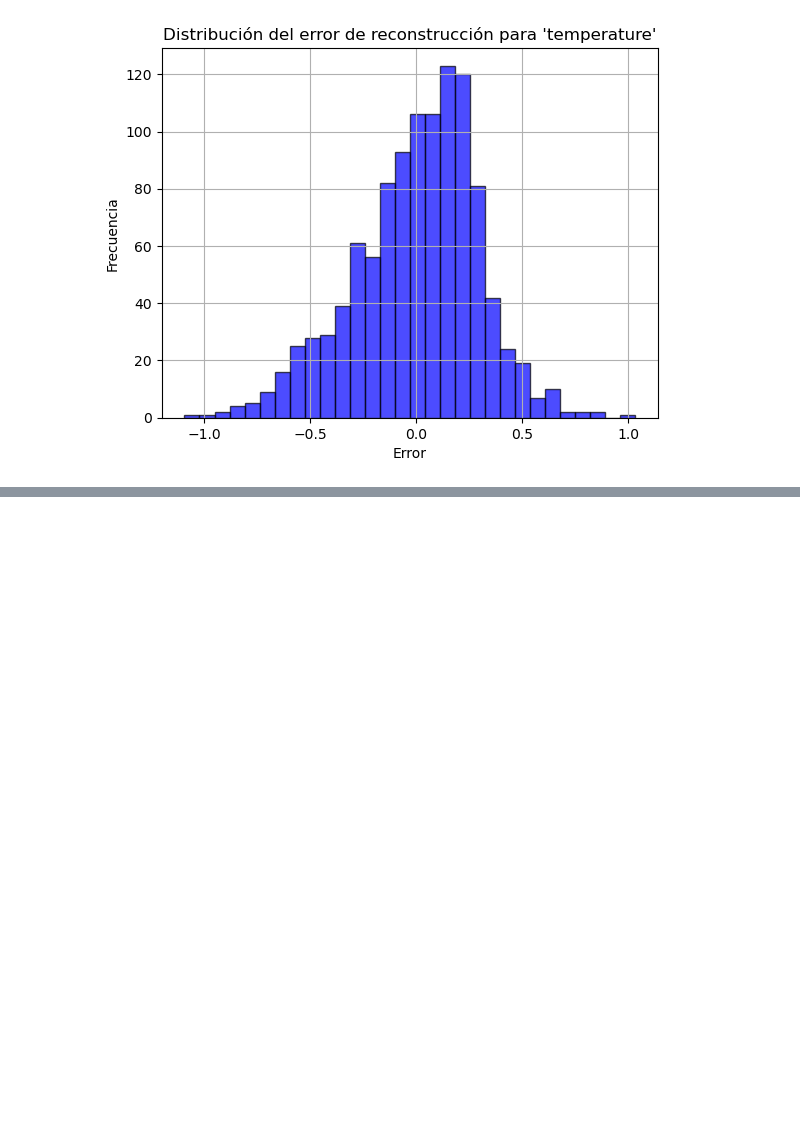
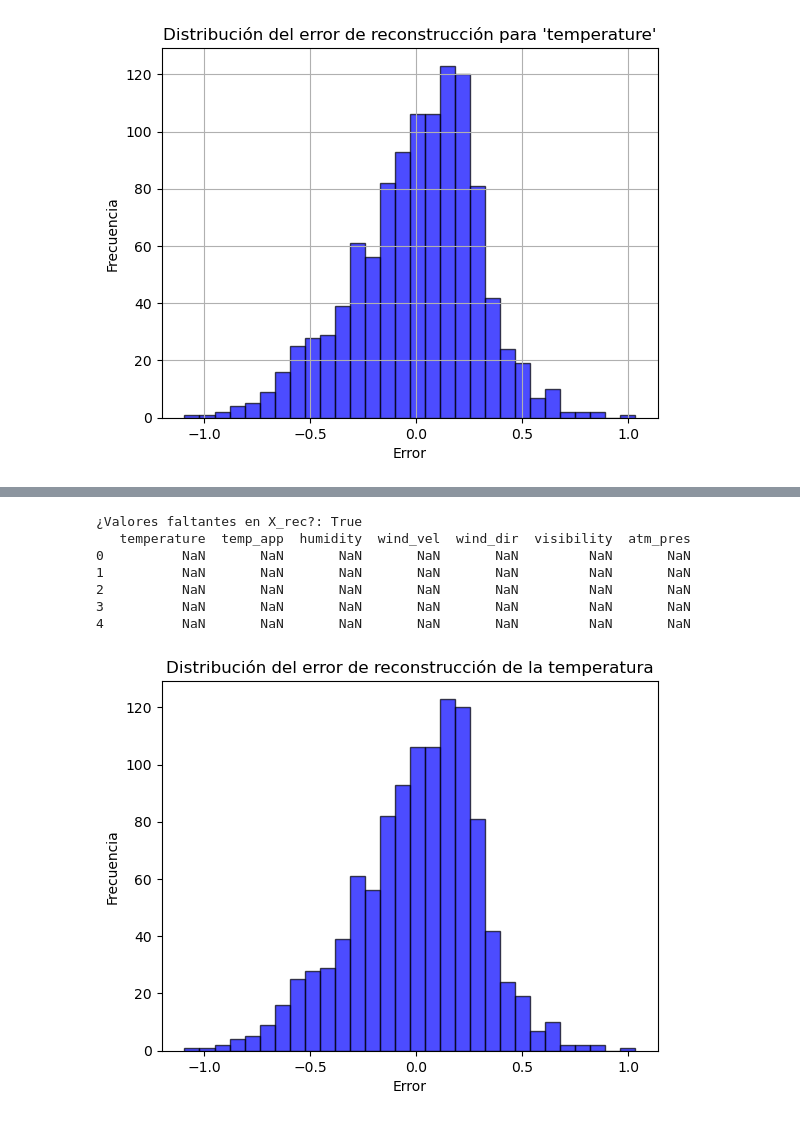
Before and after one commit to JAles83/PCA, a Jupyter notebook: pec4.ipynb, the cells around one changed output, grey strips where cells are left out. Drawn from its saved outputs; the diff is of its cells as text; code cells hidden in the pictures; blank space fills up the shorter version.

```diff
--- a/pec4.ipynb
+++ b/pec4.ipynb
@@ -154,7 +154,7 @@ hacerlo, debéis:
 # %%
 # Calculamos la media y la desviación estándar de cada columna
 m_X = X.mean(axis=0) # Media
-s_X = X.std(axis=0, ddof=0) # Desviación estándar (ddof=0 para dividir por n)
+s_X = X.std(axis=0, ddof=1) # Desviación estándar (ddof=0 para dividir por n)
 
 # Normalizamos la matriz X
 Xs = (X - m_X) / s_X
@@ -381,0 +442,29 @@ plt.show()
+# %%
+# Reconstrucción de los datos originales
+Xs_rec = Xproj_test @ vectores_principales.T
+
+# Desnormalizamos los datos reconstruidos
+X_rec = (Xs_rec * s_X.values) + m_X.values
+
+# Convertimos a DataFrame con las columnas correctas
+X_rec = pd.DataFrame(X_rec, columns=list(X_test.columns), index=X_test.index)
+
+# Verificamos si los valores son correctos
+print("¿Valores faltantes en X_rec?:", X_rec.isna().any().any())
+print(X_rec.head())
+
+# Hstograma del error en la temperatura
+plt.hist(err_temperature, bins=30, alpha=0.7, color='blue', edgecolor='black')
+plt.title('Distribución del error de reconstrucción de la temperatura')
+plt.xlabel('Error')
+plt.ylabel('Frecuencia')
+plt.show()
+# %% [output]
+¿Valores faltantes en X_rec?: True
+   temperature  temp_app  humidity  wind_vel  wind_dir  visibility  atm_pres
+0          NaN       NaN       NaN       NaN       NaN         NaN       NaN
+1          NaN       NaN       NaN       NaN       NaN         NaN       NaN
+2          NaN       NaN       NaN       NaN       NaN         NaN       NaN
+3          NaN       NaN       NaN       NaN       NaN         NaN       NaN
+4          NaN       NaN       NaN       NaN       NaN         NaN       NaN
+[figure, added]
```
Also changed, not shown: parts of 4 cells of this notebook, 3 other files.
